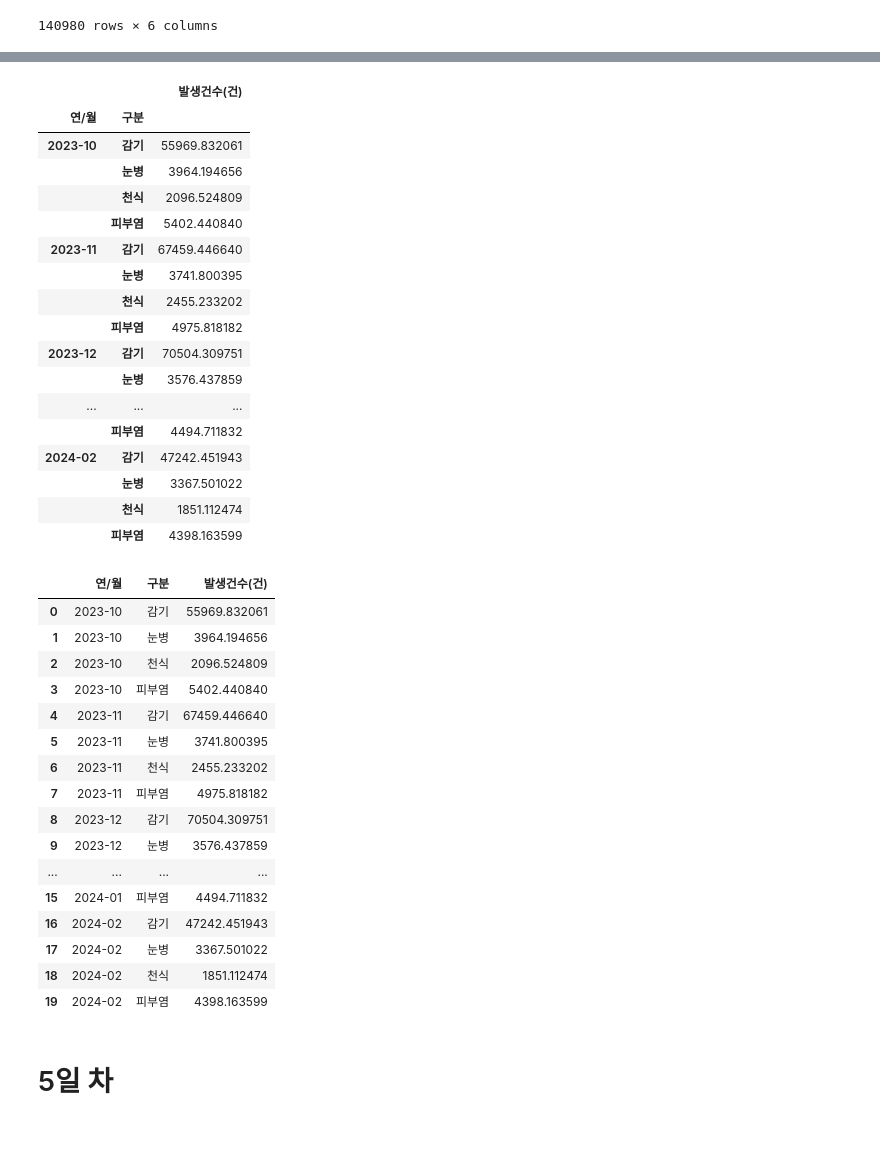
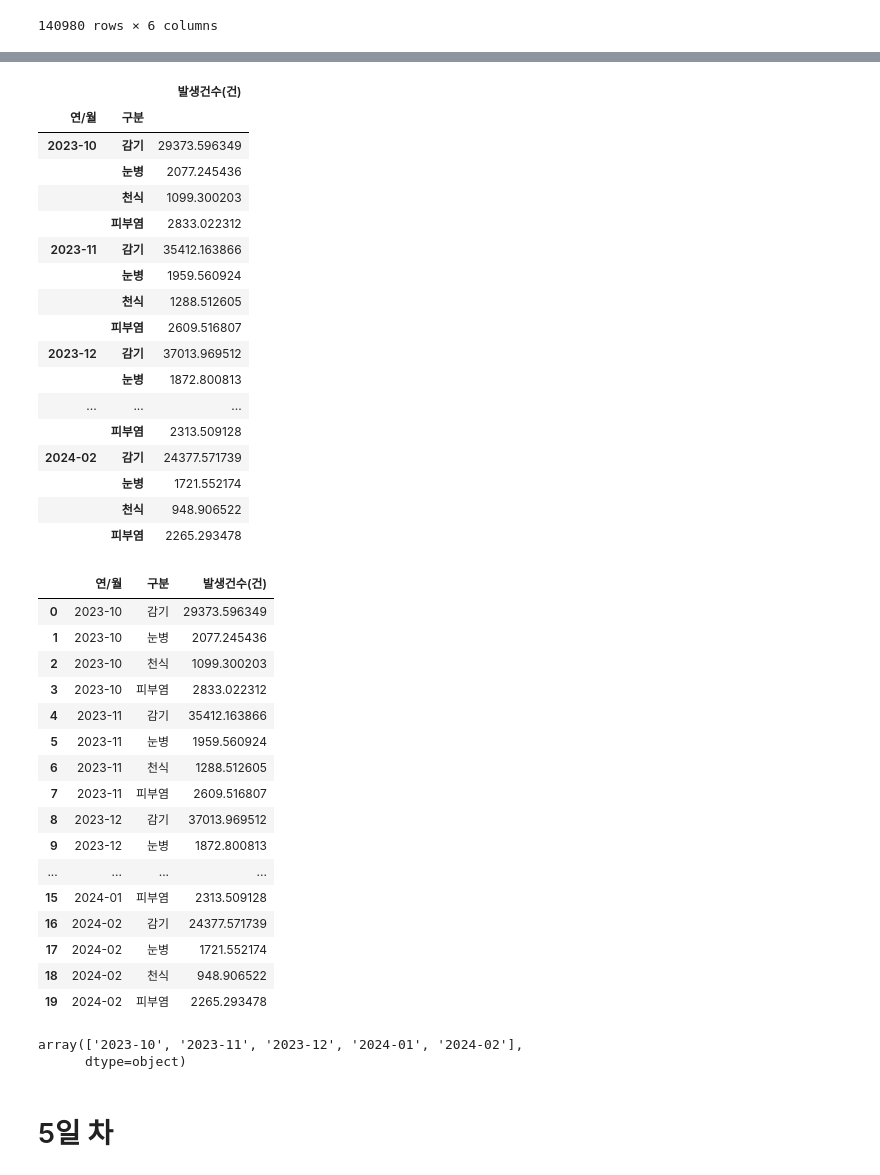
Before and after one commit to sunkyu0711/Python_MegaDataAnalysis_250120, a Jupyter notebook: 4-5일차_질병.ipynb, the cells around one changed output, grey strips where cells are left out. Drawn from its saved outputs; the diff is of its cells as text; code cells hidden in the pictures; blank space fills up the shorter version.

```diff
--- a/4-5일차_질병.ipynb
+++ b/4-5일차_질병.ipynb
@@ -258,7 +258,8 @@ data_merge['지역명']!='전국'
 141587    True
 Name: 지역명, Length: 141588, dtype: bool
 # %%
-data_merge[data_merge['지역명']!='전국']
+dfdata=data_merge[data_merge['지역명']!='전국']
+dfdata
 # %% [output]
 |  | 날짜 | 시도지역코드 | 발생건수(건) | 구분 | 지역명 | 연/월 |
 | 0 | 2023-10-01 | 11.0 | 17218.0 | 감기 | 서울 | 2023-10 |
@@ -275,0 +290,2 @@ data_merge[data_merge['지역명']!='전국']
+# %%
+dfdata.dropna(axis=0,how='all',inplace=True)
@@ -275,0 +307,2 @@ data_merge[data_merge['지역명']!='전국']
+# %%
+dfdata.dropna(axis=0,how='any',inplace=True)
@@ -276,48 +340,54 @@ data_merge[data_merge['지역명']!='전국']
 # %%
 # 연/월, 구분별 발생 건수의 평균 구하기
 
-data_merge.groupby(['연/월','구분'])[['발생건수(건)']].mean() # 연/월과 구분은 인덱스
+dfdata.groupby(['연/월','구분'])[['발생건수(건)']].mean() # 연/월과 구분은 인덱스
 # %% [output]
 |  |  | 발생건수(건) |
 | 연/월 | 구분 |  |
-| 2023-10 | 감기 | 55969.832061 |
-|  | 눈병 | 3964.194656 |
-|  | 천식 | 2096.524809 |
-|  | 피부염 | 5402.440840 |
-| 2023-11 | 감기 | 67459.446640 |
-|  | 눈병 | 3741.800395 |
-|  | 천식 | 2455.233202 |
-|  | 피부염 | 4975.818182 |
-| 2023-12 | 감기 | 70504.309751 |
-|  | 눈병 | 3576.437859 |
+| 2023-10 | 감기 | 29373.596349 |
+|  | 눈병 | 2077.245436 |
+|  | 천식 | 1099.300203 |
+|  | 피부염 | 2833.022312 |
+| 2023-11 | 감기 | 35412.163866 |
+|  | 눈병 | 1959.560924 |
+|  | 천식 | 1288.512605 |
+|  | 피부염 | 2609.516807 |
+| 2023-12 | 감기 | 37013.969512 |
+|  | 눈병 | 1872.800813 |
 | ... | ... | ... |
-|  | 피부염 | 4494.711832 |
-| 2024-02 | 감기 | 47242.451943 |
-|  | 눈병 | 3367.501022 |
-|  | 천식 | 1851.112474 |
-|  | 피부염 | 4398.163599 |
+|  | 피부염 | 2313.509128 |
+| 2024-02 | 감기 | 24377.571739 |
+|  | 눈병 | 1721.552174 |
+|  | 천식 | 948.906522 |
+|  | 피부염 | 2265.293478 |
 # %%
 # 인덱스 없애려면?
 
-data_merge.groupby(['연/월','구분'],as_index=False)[['발생건수(건)']].mean()
+yearmonthdf=dfdata.groupby(['연/월','구분'],as_index=False)[['발생건수(건)']].mean()
+yearmonthdf
 # %% [output]
 |  | 연/월 | 구분 | 발생건수(건) |
-| 0 | 2023-10 | 감기 | 55969.832061 |
-| 1 | 2023-10 | 눈병 | 3964.194656 |
-| 2 | 2023-10 | 천식 | 2096.524809 |
-| 3 | 2023-10 | 피부염 | 5402.440840 |
-| 4 | 2023-11 | 감기 | 67459.446640 |
-| 5 | 2023-11 | 눈병 | 3741.800395 |
-| 6 | 2023-11 | 천식 | 2455.233202 |
-| 7 | 2023-11 | 피부염 | 4975.818182 |
-| 8 | 2023-12 | 감기 | 70504.309751 |
-| 9 | 2023-12 | 눈병 | 3576.437859 |
+| 0 | 2023-10 | 감기 | 29373.596349 |
+| 1 | 2023-10 | 눈병 | 2077.245436 |
+| 2 | 2023-10 | 천식 | 1099.300203 |
+| 3 | 2023-10 | 피부염 | 2833.022312 |
+| 4 | 2023-11 | 감기 | 35412.163866 |
+| 5 | 2023-11 | 눈병 | 1959.560924 |
+| 6 | 2023-11 | 천식 | 1288.512605 |
+| 7 | 2023-11 | 피부염 | 2609.516807 |
+| 8 | 2023-12 | 감기 | 37013.969512 |
+| 9 | 2023-12 | 눈병 | 1872.800813 |
 | ... | ... | ... | ... |
-| 15 | 2024-01 | 피부염 | 4494.711832 |
-| 16 | 2024-02 | 감기 | 47242.451943 |
-| 17 | 2024-02 | 눈병 | 3367.501022 |
-| 18 | 2024-02 | 천식 | 1851.112474 |
-| 19 | 2024-02 | 피부염 | 4398.163599 |
+| 15 | 2024-01 | 피부염 | 2313.509128 |
+| 16 | 2024-02 | 감기 | 24377.571739 |
+| 17 | 2024-02 | 눈병 | 1721.552174 |
+| 18 | 2024-02 | 천식 | 948.906522 |
+| 19 | 2024-02 | 피부염 | 2265.293478 |
+# %%
+dfdata['연/월'].unique()
+# %% [output]
+array(['2023-10', '2023-11', '2023-12', '2024-01', '2024-02'],
+      dtype=object)
 # %% [markdown]
 # 5일 차
 # %% [markdown]
```
Also changed, not shown: parts of 9 cells of this notebook, 1 other file.
